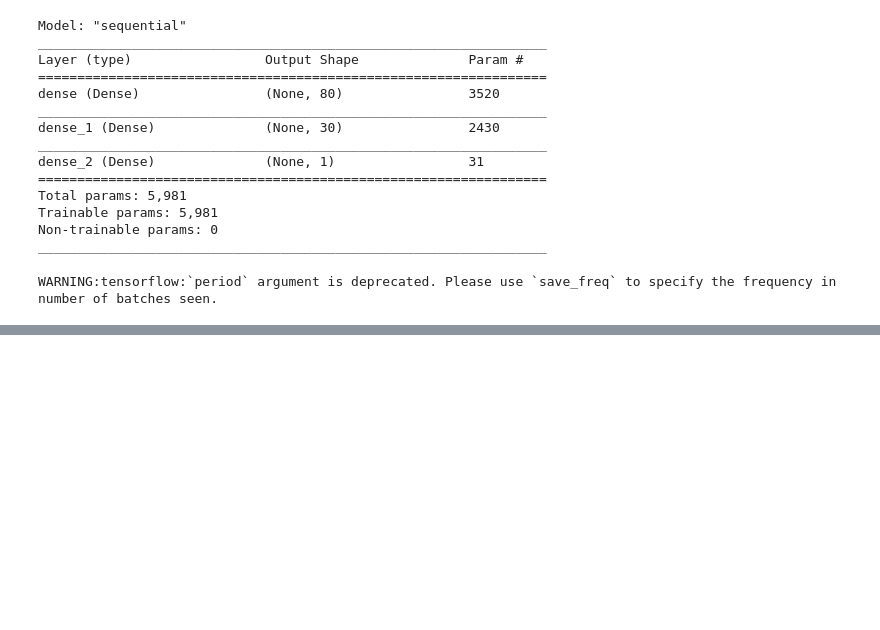
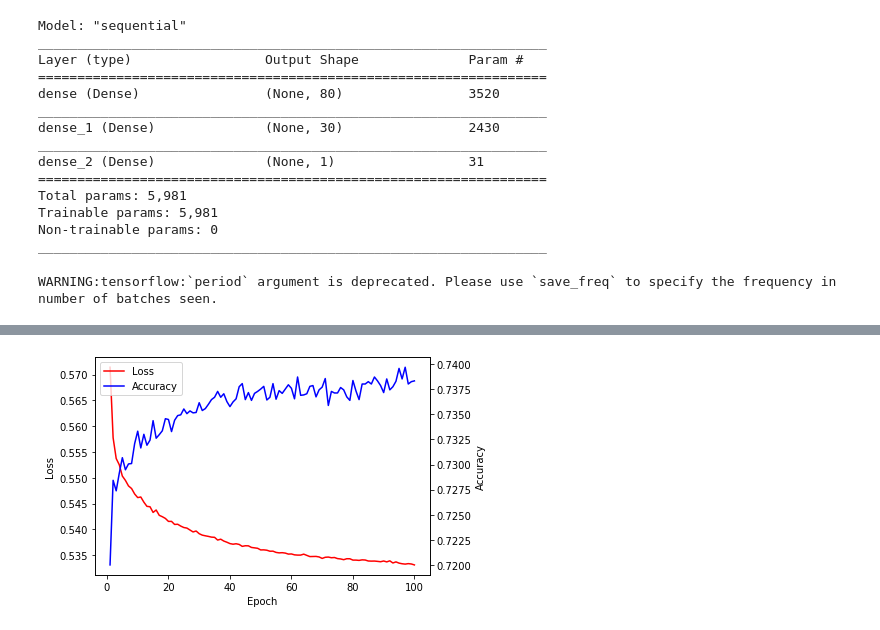
Before and after one commit to jsheppard95/Neural_Network_Charity_Analysis, a Jupyter notebook: AlphabetSoupCharity.ipynb, the cells around one changed output, grey strips where cells are left out. Drawn from its saved outputs; the diff is of its cells as text; code cells hidden in the pictures; blank space fills up the shorter version.

```diff
--- a/AlphabetSoupCharity.ipynb
+++ b/AlphabetSoupCharity.ipynb
@@ -344,0 +397,15 @@ Loss: 0.569557785987854, Accuracy: 0.7301457524299622
+# %%
+# Changing Activation Function: try tanh to handle negative inputs in X_train_scaled
+nn_tanh = tf.keras.models.Sequential()
+
+# First hidden layer
+nn_tanh.add(tf.keras.layers.Dense(units=hidden_nodes_layer1, input_dim=number_input_features, activation="tanh"))
+
+# Second hidden layer
+nn_tanh.add(tf.keras.layers.Dense(units=hidden_nodes_layer2, activation="tanh"))
+
+# Output layer
+nn_tanh.add(tf.keras.layers.Dense(units=1, activation="sigmoid"))  # binary clasifier -> 1 output neuron/sigmoid activation
+
+# Check the structure of the model
+nn_tanh.summary()
@@ -344,0 +427,5 @@ Loss: 0.569557785987854, Accuracy: 0.7301457524299622
+# %%
+# Compile the model
+nn_tanh.compile(loss="binary_crossentropy", optimizer="adam", metrics=["accuracy"])
+# %%
+fit_model_tanh = nn_tanh.fit(X_train_scaled, y_train, epochs=100)
@@ -344,0 +450,20 @@ Loss: 0.569557785987854, Accuracy: 0.7301457524299622
+# %%
+history_df = pd.DataFrame(fit_model_tanh.history,
+                          index=range(1, len(fit_model_tanh.history["loss"]) + 1))
+
+fig, ax = plt.subplots()
+loss = ax.plot(history_df["loss"], color="red", label="Loss")
+ax.set_xlabel("Epoch")
+ax.set_ylabel("Loss")
+
+ax2 = ax.twinx()
+acc = ax2.plot(history_df["accuracy"], color="blue", label="Accuracy")
+ax2.set_ylabel("Accuracy")
+
+curves = loss + acc
+labs = [l.get_label() for l in curves]
+ax.legend(curves, labs, loc="upper left")
+
+plt.show()
+# %% [output]
+[figure, added]
```
Also changed, not shown: parts of 27 cells of this notebook.
